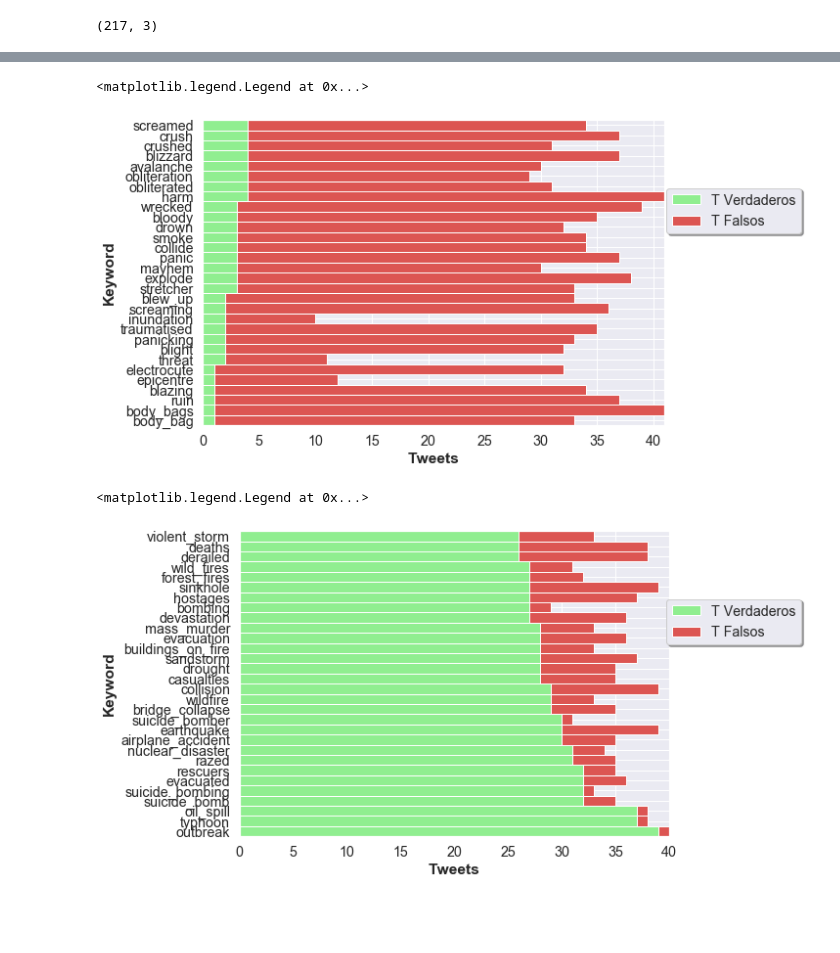
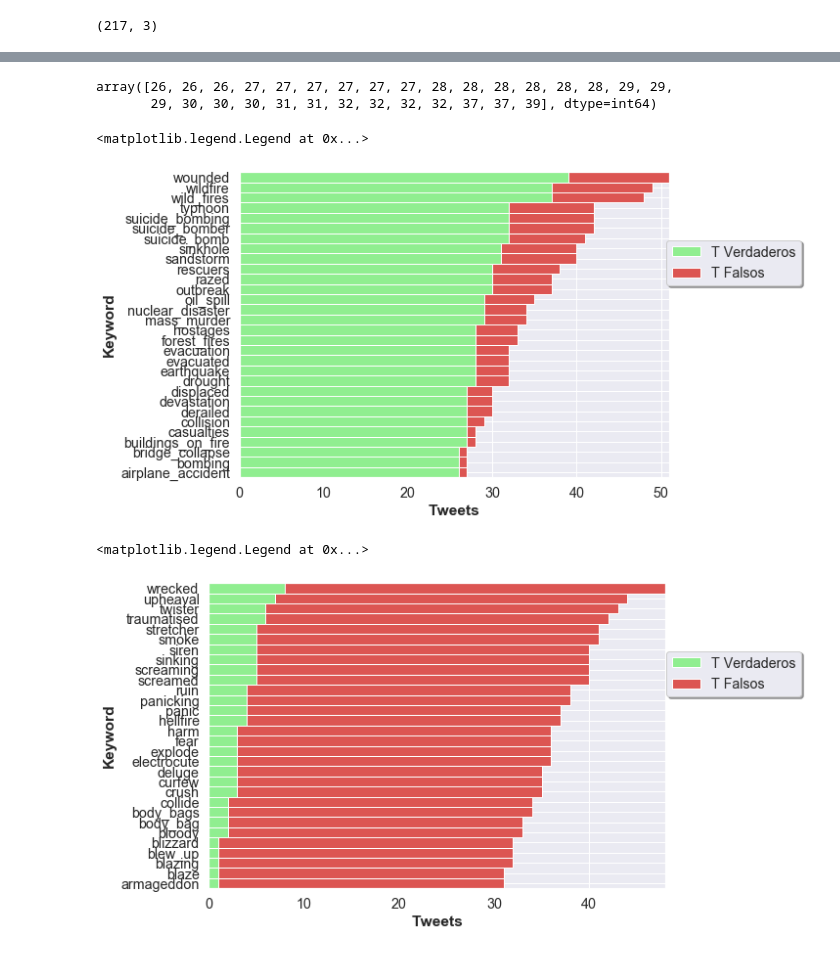
Before and after one commit to freedocx/CovidNPLDisaster, a Jupyter notebook: Arnold/Analysis.ipynb, the cells around one changed output, grey strips where cells are left out. Cells and saved outputs as stored; diff of their text form; code cells hidden in the pictures; blank space fills up the shorter version.

```diff
--- a/Arnold/Analysis.ipynb
+++ b/Arnold/Analysis.ipynb
@@ -234,11 +222,21 @@ dfJoin.head(10)
 | 7 | razed | 31 | 4 | 35 |
 | 8 | nuclear_disaster | 31 | 3 | 34 |
 | 9 | earthquake | 30 | 9 | 39 |
+# %%
+cant_verdaderos = dfJoin.sort_values(by=['cant_verdaderos'], ascending=False).cant_verdaderos.values[:30]
+cant_verdaderos.sort()
+cant_verdaderos
+# %% [output]
+array([26, 26, 26, 27, 27, 27, 27, 27, 27, 28, 28, 28, 28, 28, 28, 29, 29,
+       29, 30, 30, 30, 31, 31, 32, 32, 32, 32, 37, 37, 39], dtype=int64)
 # %%
-keywords = dfJoin.sort_values(by=['cant_verdaderos']).keyword.values[:30]
-cant_verdaderos = dfJoin.sort_values(by=['cant_verdaderos']).cant_verdaderos.values[:30]
-cant_falsos = dfJoin.sort_values(by=['cant_verdaderos']).cant_falsos.values[:30]
-#keywords, cant_verdaderos, cant_falsos
+keywords = dfJoin.sort_values(by=['cant_verdaderos'], ascending=False ).keyword.values[:30]
+cant_verdaderos = dfJoin.sort_values(by=['cant_verdaderos'], ascending=False).cant_verdaderos.values[:30]
+cant_falsos = dfJoin.sort_values(by=['cant_verdaderos'], ascending=False).cant_falsos.values[:30]
+
+keywords.sort()
+cant_verdaderos.sort()
+cant_falsos.sort()
 
 fsize = (10,5)
 fig, ax = plt.subplots(figsize=fsize, constrained_layout=True)
@@ -268,39 +266,42 @@ ax.legend(loc='upper center', bbox_to_anchor=(1.15, 0.8), shadow=True, ncol=1)
 #plt.show()
 # %% [output]
 <matplotlib.legend.Legend at 0x...>
-[figure, old version]
+[figure, new version]
 # %%
-keywords = dfJoin.sort_values(by=['cant_verdaderos'], ascending=False ).keyword.values[:30]
-cant_verdaderos = dfJoin.sort_values(by=['cant_verdaderos'], ascending=False).cant_verdaderos.values[:30]
-cant_falsos = dfJoin.sort_values(by=['cant_verdaderos'], ascending=False).cant_falsos.values[:30]
-#keywords, cant_verdaderos, cant_falsos
+keywords = dfJoin.sort_values(by=['cant_falsos'], ascending=False ).keyword.values[:30]
+cant_verdaderos = dfJoin.sort_values(by=['cant_falsos'], ascending=False).cant_verdaderos.values[:30]
+cant_falsos = dfJoin.sort_values(by=['cant_falsos'], ascending=False).cant_falsos.values[:30]
+
+keywords.sort()
+cant_verdaderos.sort()
+cant_falsos.sort()
 
 fsize = (10,5)
 fig, ax = plt.subplots(figsize=fsize, constrained_layout=True)
 plt.margins(0)
 barWidth = 1
 
 # Create brown bars
 ax.barh(keywords, cant_verdaderos, color='lightgreen', edgecolor='white', height =barWidth, label='T Verdaderos')
 # Create green bars (middle), on top of the firs ones
 ax.barh(keywords, cant_falsos, left=cant_verdaderos, color='#DC5552', edgecolor='white', height =barWidth, label='T Falsos')
 # Create green bars (top)
 
 ax.set_xlabel('Tweets',fontweight='bold')
 ax.set_ylabel('Keyword',fontweight='bold')
 
 #ax.xaxis.set_ticks_position('none')
 #ax.yaxis.set_ticks_position('none')
 chartBox = ax.get_position()
 #ax.set_position([chartBox.x0, chartBox.y0, chartBox.width*0.8, chartBox.height])
 ax.legend(loc='upper center', bbox_to_anchor=(1.15, 0.8), shadow=True, ncol=1)
 #ax.use_sticky_edges = True
 # Custom X axis
 #plt.xticks(names, fontweight='bold')
 #fig.xlabel("group")
 
 # Show graphic
 #plt.show()
 # %% [output]
 <matplotlib.legend.Legend at 0x...>
-[figure, old version]
+[figure, new version]
```
Also changed, not shown: parts of 8 cells of this notebook.
